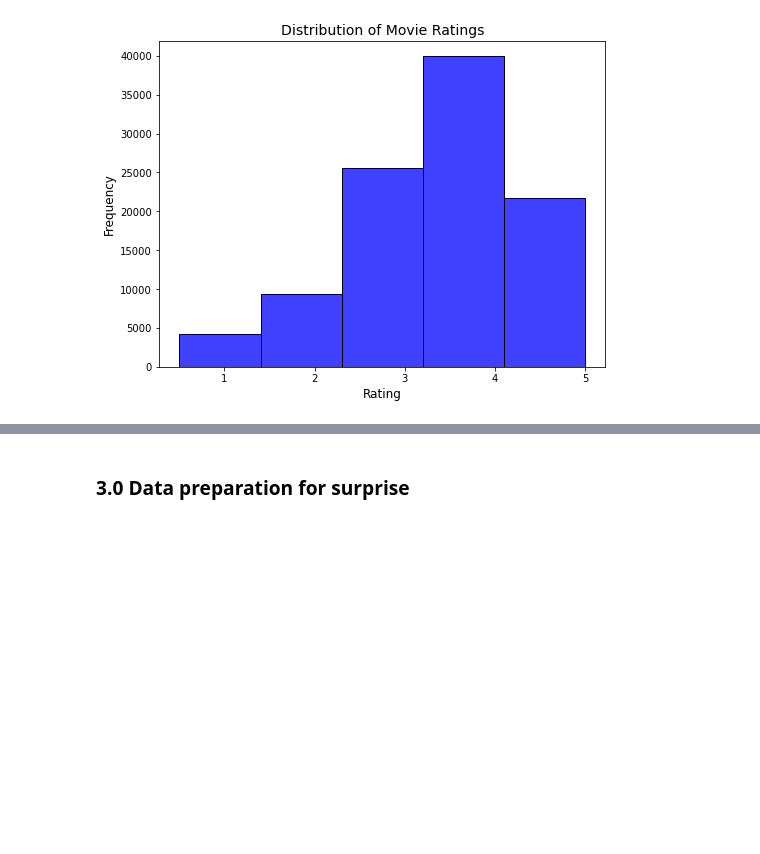
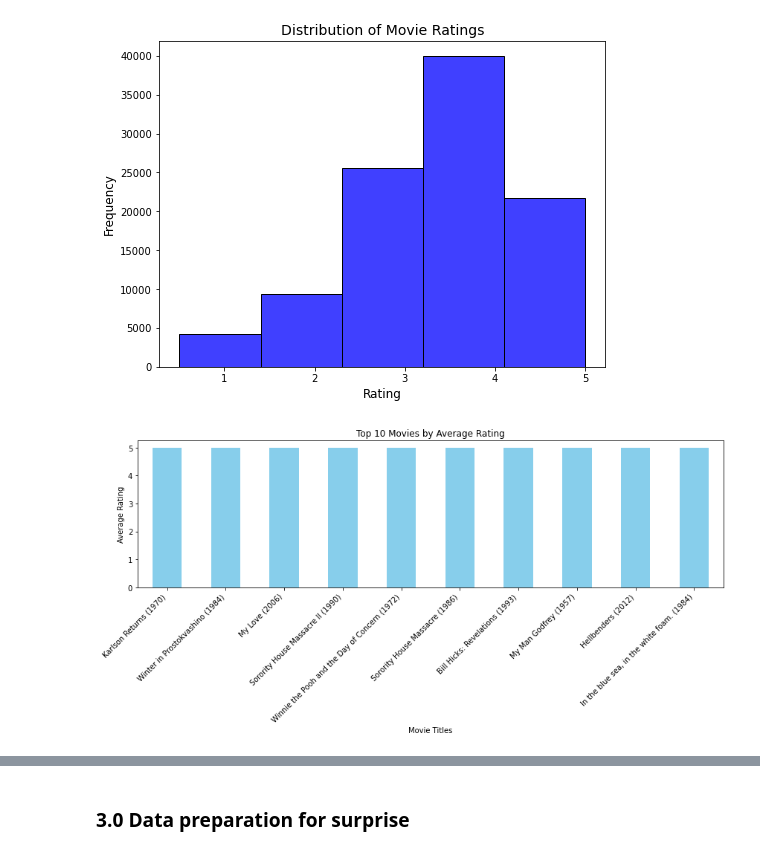
Before and after one commit to Mash-bot/Movie-Recommender-system, a Jupyter notebook: index.ipynb, the cells around one changed output, grey strips where cells are left out. Saved outputs shown, nothing was run; the diff lists cells and outputs as text; code cells hidden in the pictures; blank space fills up the shorter version.

Commit message:
adding images

```diff
--- a/index.ipynb
+++ b/index.ipynb
@@ -149,3 +149,23 @@ plt.ylabel('Frequency', fontsize=12)
 plt.show()
 # %% [output]
 [figure]
+# %%
+avg_ratings = movie_rating.groupby('title')['rating'].mean()
+
+
+avg_ratings_sorted = avg_ratings.sort_values(ascending=False)
+
+
+top_n = 10
+top_movies = avg_ratings_sorted.head(top_n)
+
+plt.figure(figsize=(12, 6))
+top_movies.plot(kind='bar', color='skyblue')
+plt.title(f'Top {top_n} Movies by Average Rating')
+plt.xlabel('Movie Titles')
+plt.ylabel('Average Rating')
+plt.xticks(rotation=45, ha='right')
+plt.tight_layout()
+plt.show()
+# %% [output]
+[figure, added]
```
Also changed, not shown: parts of 3 cells of this notebook, 5 other files.
